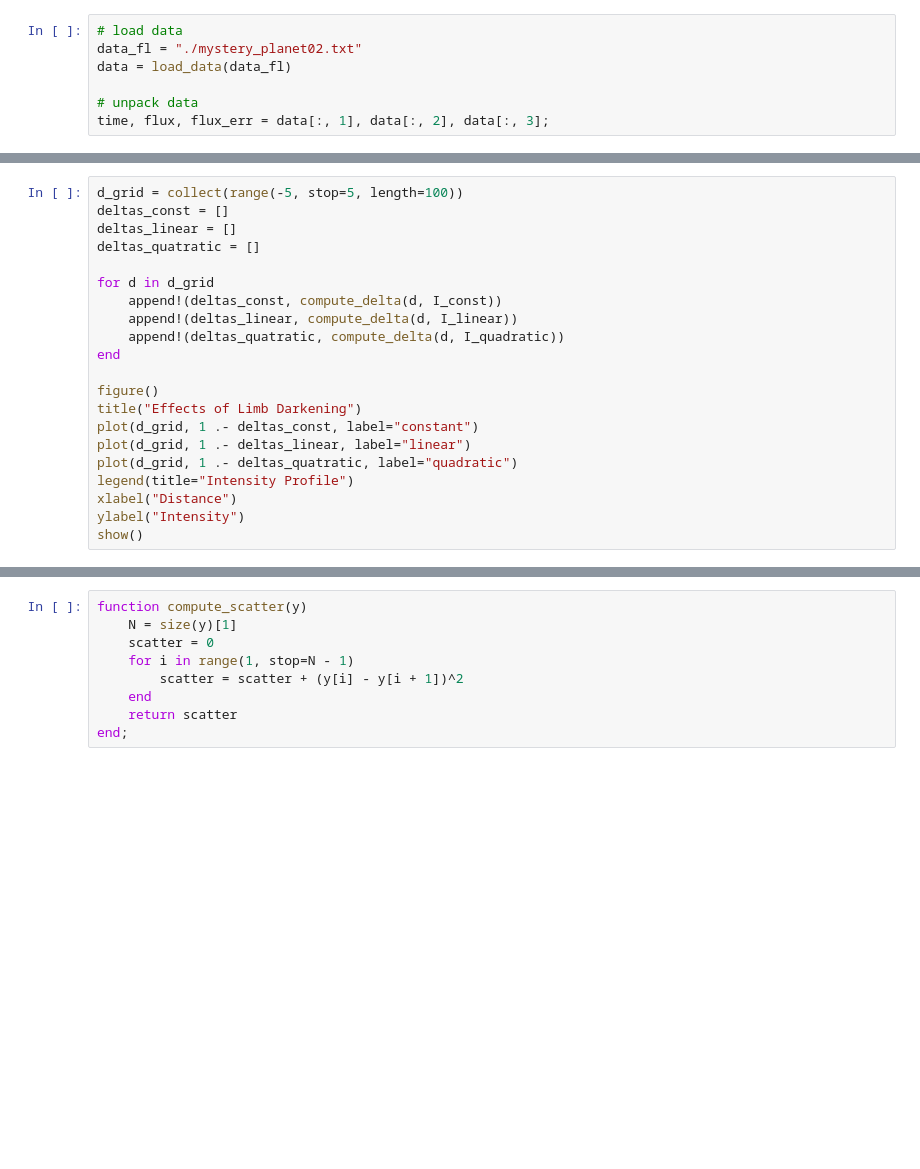
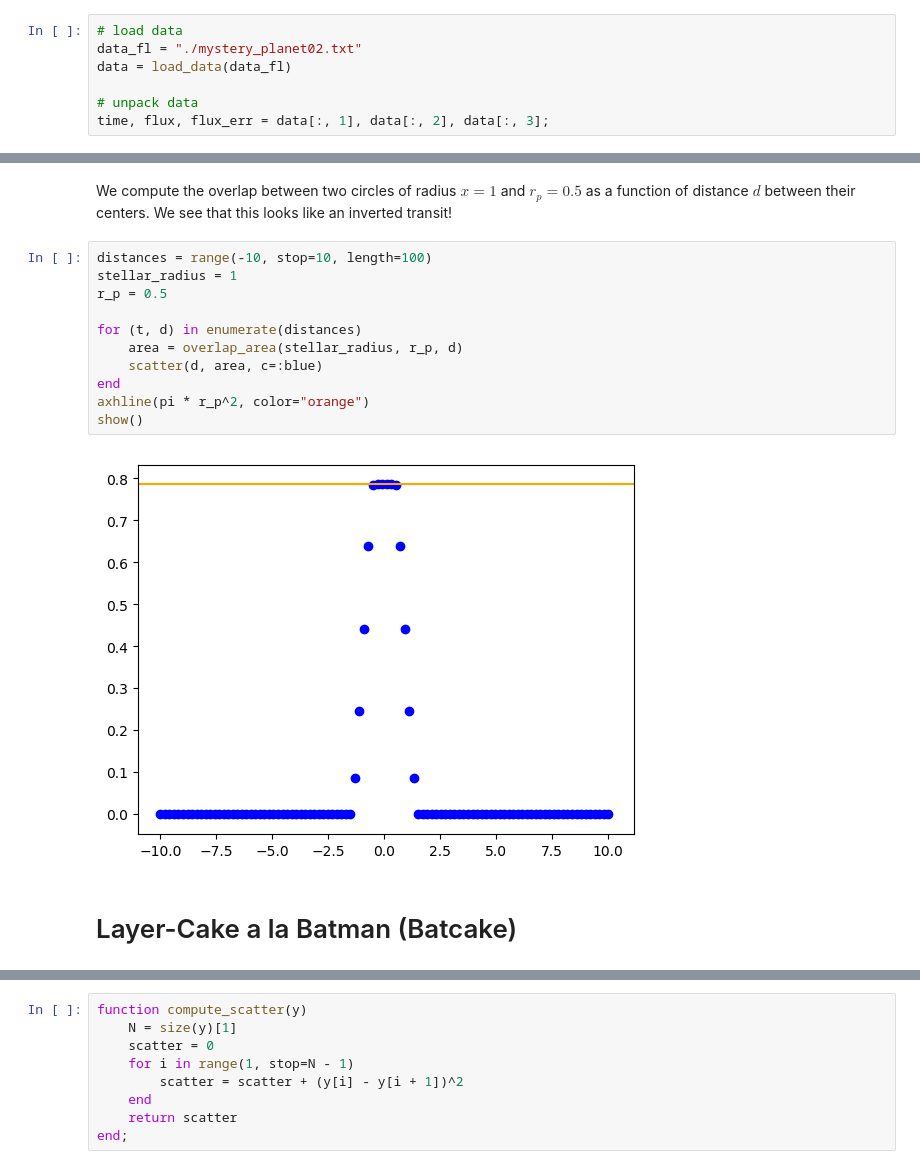
Before and after one commit to curriem/exoplanets_class, a Jupyter notebook: hw2/exoplanets_hw2.ipynb, the cells around one changed output, grey strips where cells are left out. Saved outputs shown, nothing was run; the diff lists cells and outputs as text; blank space fills up the shorter version.

```diff
--- a/hw2/exoplanets_hw2.ipynb
+++ b/hw2/exoplanets_hw2.ipynb
@@ -166,21 +27,0 @@ end;
-# %%
-d_grid = collect(range(-5, stop=5, length=100))
-deltas_const = []
-deltas_linear = []
-deltas_quatratic = []
-
-for d in d_grid
-    append!(deltas_const, compute_delta(d, I_const))
-    append!(deltas_linear, compute_delta(d, I_linear))
-    append!(deltas_quatratic, compute_delta(d, I_quadratic))
-end
-
-figure()
-title("Effects of Limb Darkening")
-plot(d_grid, 1 .- deltas_const, label="constant")
-plot(d_grid, 1 .- deltas_linear, label="linear")
-plot(d_grid, 1 .- deltas_quatratic, label="quadratic")
-legend(title="Intensity Profile")
-xlabel("Distance")
-ylabel("Intensity")
-show()
@@ -231,0 +59,17 @@ end;
+# %% [markdown]
+We compute the overlap between two circles of radius $x = 1$ and $r_p = 0.5$ as a function of distance $d$ between their centers. We see that this looks like an inverted transit!
+# %%
+distances = range(-10, stop=10, length=100)
+stellar_radius = 1
+r_p = 0.5
+
+for (t, d) in enumerate(distances)
+    area = overlap_area(stellar_radius, r_p, d)
+    scatter(d, area, c=:blue)
+end
+axhline(pi * r_p^2, color="orange")
+show()
+# %% [output]
+[figure, added]
+# %% [markdown]
+# Layer-Cake a la Batman (Batcake)
```
Also changed, not shown: parts of 83 cells of this notebook.
